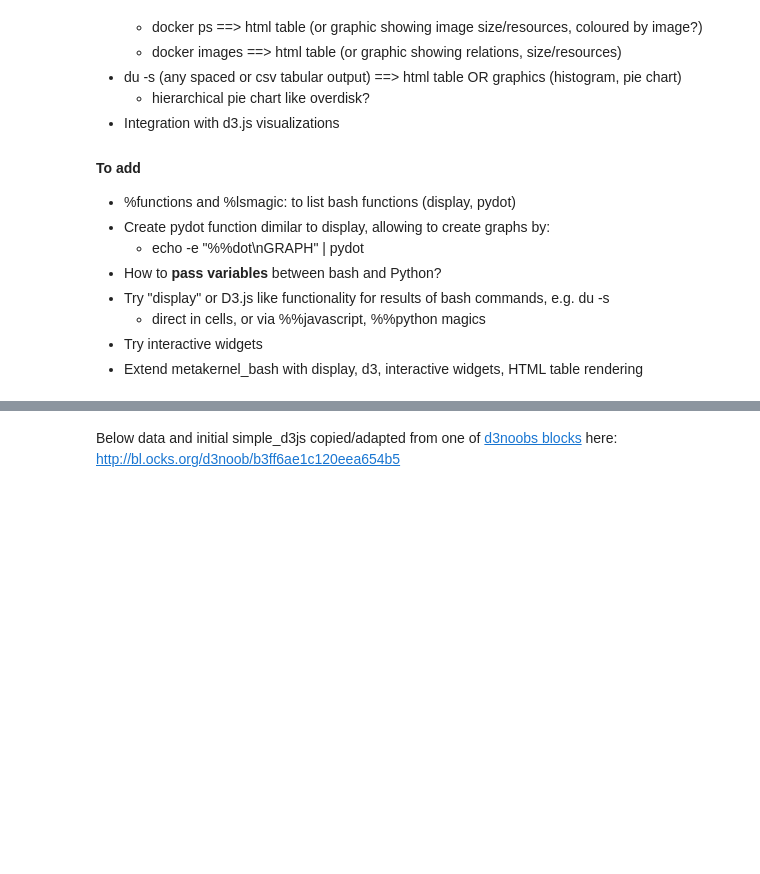
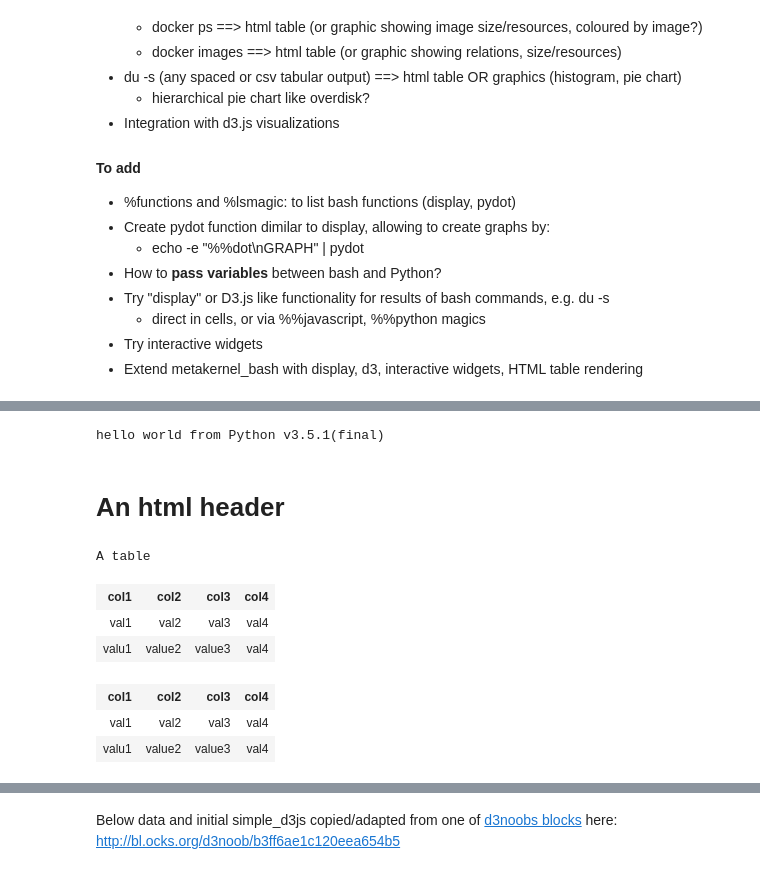
Before and after one commit to mjbright/jupyter-for-everything-else, a Jupyter notebook: Metakernel_bash.ipynb, the cells around one changed output, grey strips where cells are left out. Saved outputs shown, nothing was run; the diff lists cells and outputs as text; code cells hidden in the pictures; blank space fills up the shorter version.

Commit message:
Modified invoke_* function calls to use html, js etc.  except invoke_python which becomes PYTHON to avoid conflict with python executable

```diff
--- a/Metakernel_bash.ipynb
+++ b/Metakernel_bash.ipynb
@@ -34,26 +59,39 @@ echo "window.alert('hello world')" | invoke_js
 # %%
-echo "import sys; print('hello world from Python v{}.{}.{}({})'.format(sys.version_info[0],sys.version_info[1],sys.version_info[2],sys.version_info[3]))" | invoke_python
+echo "import sys; print('hello world from Python v{}.{}.{}({})'.format(sys.version_info[0],sys.version_info[1],sys.version_info[2],sys.version_info[3]))" | PYTHON
+# %% [output]
+hello world from Python v3.5.1(final)
 # %%
-echo "<h1>An html header <!-- A comment --></h1>" | invoke_html
+echo "<h1>An html header <!-- A comment --></h1>" | html
+# %% [output]
+An html header
 # %%
 echo "<h1>A table <!-- A comment --></h1>
 <table><tr><th>col1</th>
 <th>col2</th>
 <th>col3</th>
 <th>col4</th>
 </tr>
 <tr><td>val1</td>
     <td>val2</td>
     <td>val3</td>
     <td>val4</td>
 </tr>
 <tr><td>valu1</td>
     <td>value2</td>
     <td>value3</td>
     <td>val4</td>
-</tr></table>" | invoke_html
+</tr></table>" | html
+# %% [output]
+A table
+| col1 | col2 | col3 | col4 |
+| val1 | val2 | val3 | val4 |
+| valu1 | value2 | value3 | val4 |
 # %%
-test_html_table | invoke_html
+test_html_table | html
+# %% [output]
+| col1 | col2 | col3 | col4 |
+| val1 | val2 | val3 | val4 |
+| valu1 | value2 | value3 | val4 |
 # %%
 source /home/mjbright/src/git/GIT_mjbright/metakernel/metakernel_bash/metakernelrc
 # %% [output]
```
Also changed, not shown: parts of 77 cells of this notebook.
